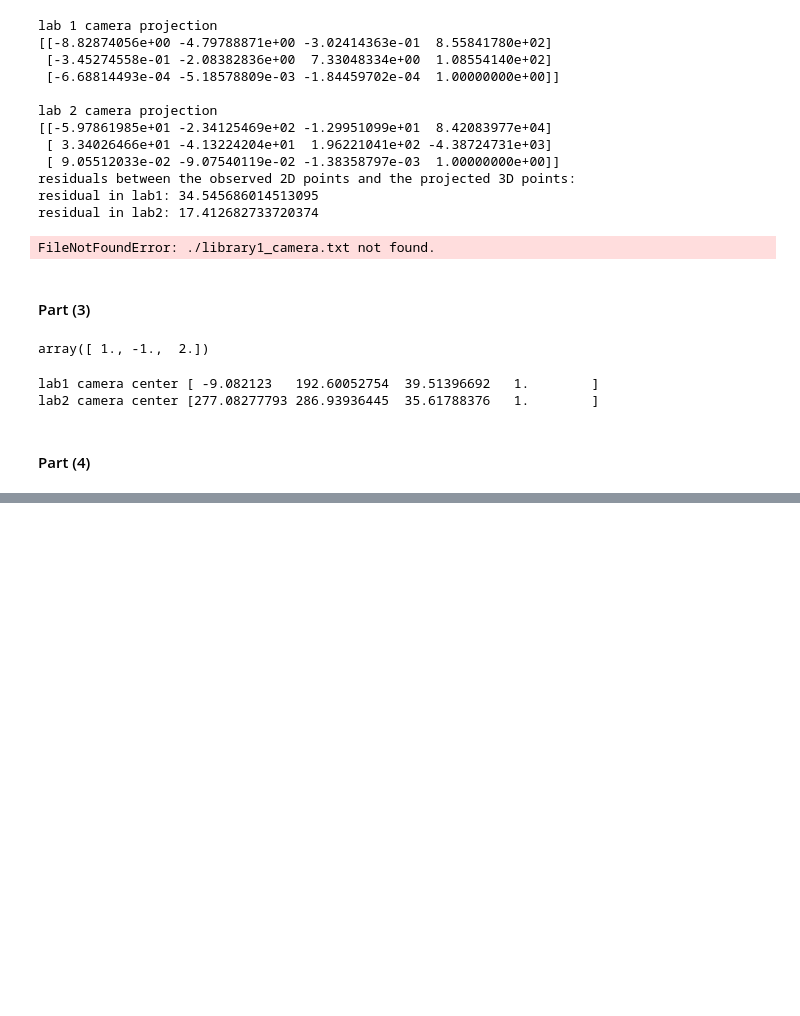
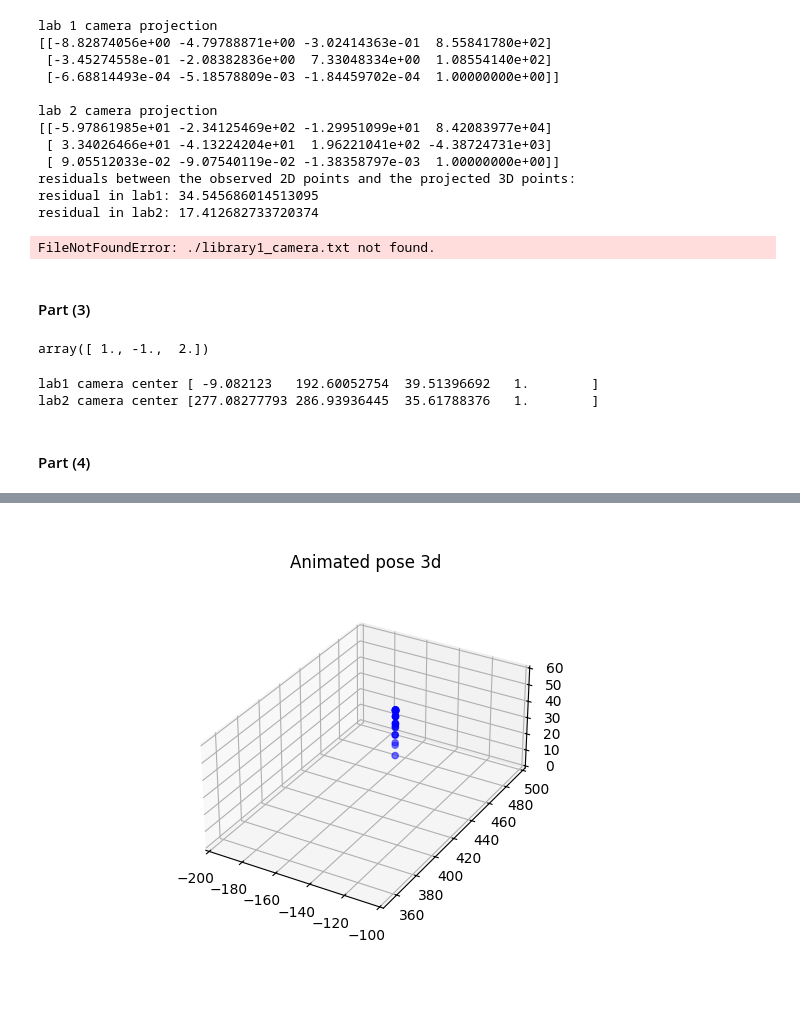
Before and after one commit to junryuf2/cs543_FINAL_proj, a Jupyter notebook: fundamental.ipynb, the cells around one changed output, grey strips where cells are left out. Saved outputs shown, nothing was run; the diff lists cells and outputs as text; code cells hidden in the pictures; blank space fills up the shorter version.

```diff
--- a/fundamental.ipynb
+++ b/fundamental.ipynb
@@ -686,0 +729,45 @@ plt.show()
+# %%
+import numpy as np
+import matplotlib.pyplot as plt
+from mpl_toolkits.mplot3d import Axes3D
+from matplotlib.animation import FuncAnimation
+
+# Generate some sample data for demonstration
+fig = plt.figure()
+ax = fig.add_subplot(111, projection='3d')
+
+# Initial frame
+frame = 0
+scat = ax.scatter(pose3d[frame][:, 0], pose3d[frame][:, 1], pose3d[frame][:, 2], c='b', label='Points')
+
+# Define connections between points
+connections = [(0, 1), (1, 3), (0, 2), (2, 4), (0, 5), (0, 6), (5, 7), (7, 9), (6, 8), (8, 10),
+               (5, 11), (11, 13), (13, 15), (6, 12), (12, 14), (14, 16)]
+
+lines = [ax.plot([], [], [], color='green', linestyle='--')[0] for _ in range(len(connections))]
+
+def update(frame):
+    scat._offsets3d = (pose3d[frame][:, 0], pose3d[frame][:, 1], pose3d[frame][:, 2])
+    for i, (start_idx, end_idx) in enumerate(connections):
+        start_point = pose3d[frame][start_idx]
+        end_point = pose3d[frame][end_idx]
+        lines[i].set_data([start_point[0], end_point[0]], [start_point[1], end_point[1]])
+        lines[i].set_3d_properties([start_point[2], end_point[2]])
+    return scat, lines
+
+x_min, x_max = -200, -100
+y_min, y_max = 350, 500
+z_min, z_max = 0, 60
+
+ax.set_xlim([x_min, x_max])
+ax.set_ylim([y_min, y_max])
+ax.set_zlim([z_min, z_max])
+# ax.set_xlabel('X')
+# ax.set_ylabel('Y')
+# ax.set_zlabel('Z')
+ax.set_title('Animated pose 3d')
+ax.set_aspect('equal')
+ani = FuncAnimation(fig, update, frames=100, interval=5)
+plt.show()
+# %% [output]
+[figure, added]
```
Also changed, not shown: parts of 14 cells of this notebook, 3 other files.
